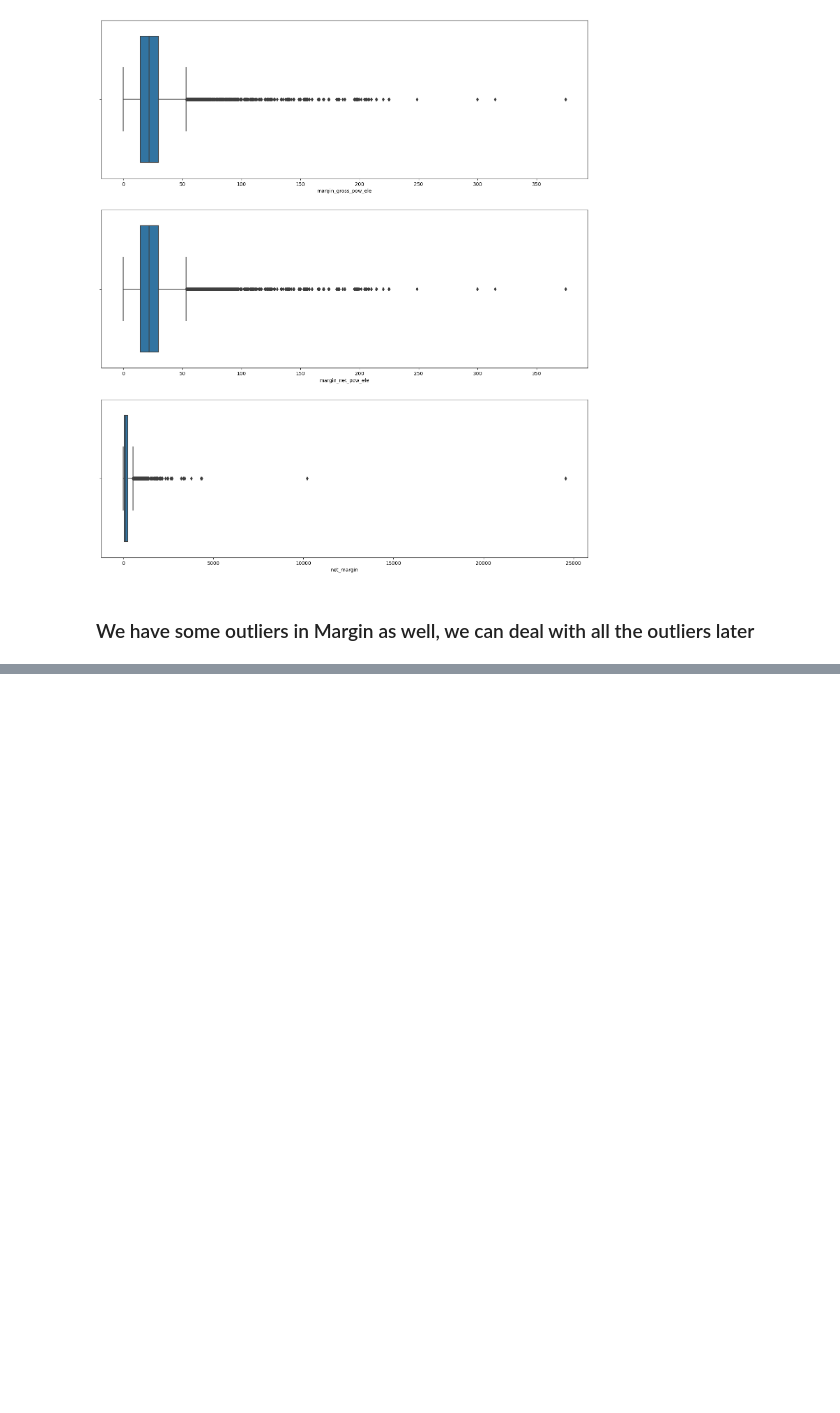
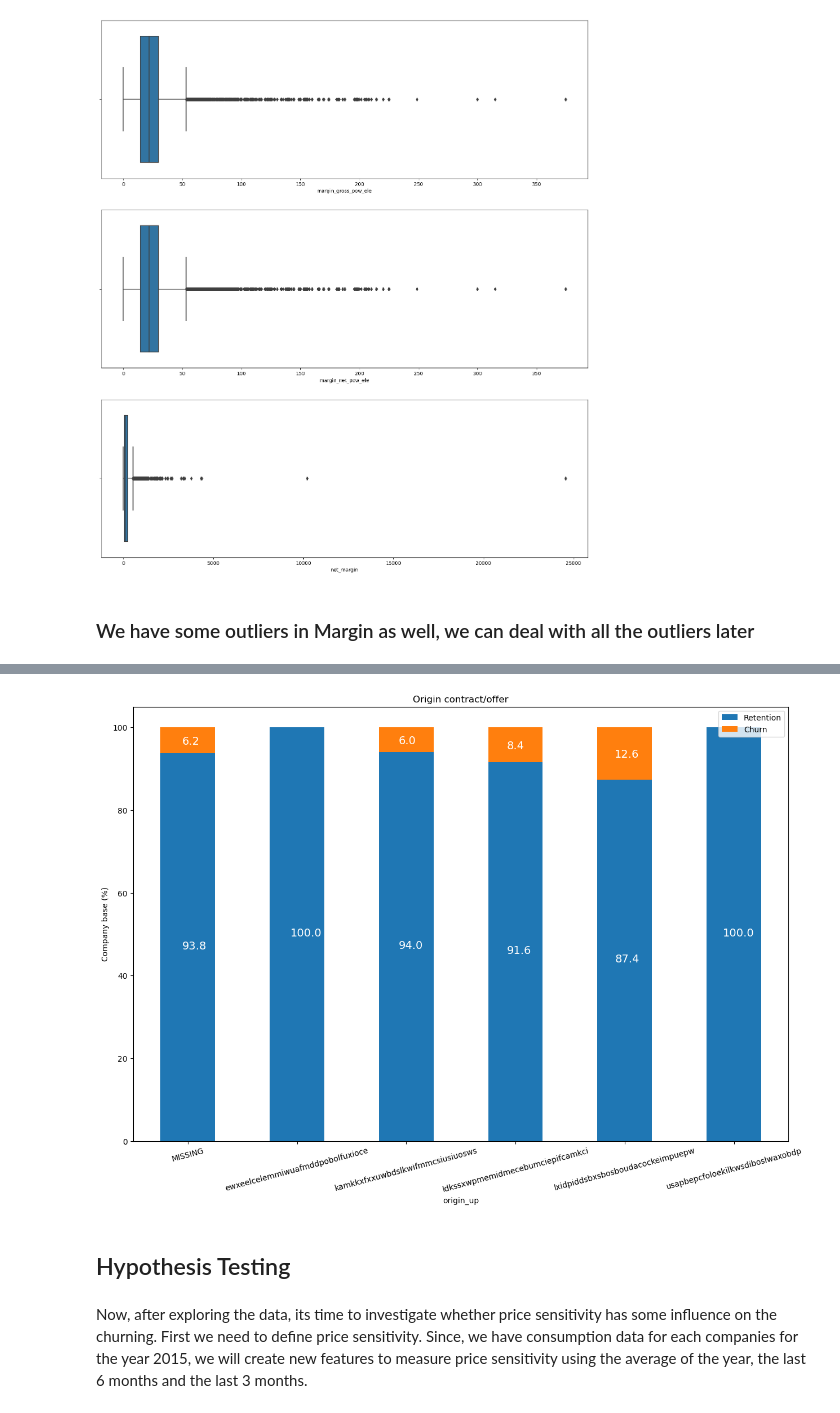
Before and after one commit to sudeep360/PowerCo_Cust_Retention, a Jupyter notebook: Task2/Task2_EDA_nVisualization.ipynb, the cells around one changed output, grey strips where cells are left out. Drawn from its saved outputs; the diff is of its cells as text; code cells hidden in the pictures; blank space fills up the shorter version.

```diff
--- a/Task2/Task2_EDA_nVisualization.ipynb
+++ b/Task2/Task2_EDA_nVisualization.ipynb
@@ -376,0 +407,11 @@ plt.show()
+# %%
+origin = others.groupby([others["origin_up"],others["churn"]])["id"].count().unstack(level=1)
+origin_percentage = (origin.div(origin.sum(axis=1), axis=0)*100)
+plot_stacked_bars(origin_percentage, "Origin contract/offer",rot_=15)
+# %% [output]
+[figure, added]
+# %% [markdown]
+## Hypothesis Testing
+# %% [markdown]
+Now, after exploring the data, its time to investigate whether price sensitivity has some influence on the churning. First we need to define price sensitivity.
+Since, we have consumption data for each companies for the year 2015, we will create new features to measure price sensitivity using the average of the year, the last 6 months and the last 3 months.
```
Also changed, not shown: parts of 25 cells of this notebook, 2 other files.
